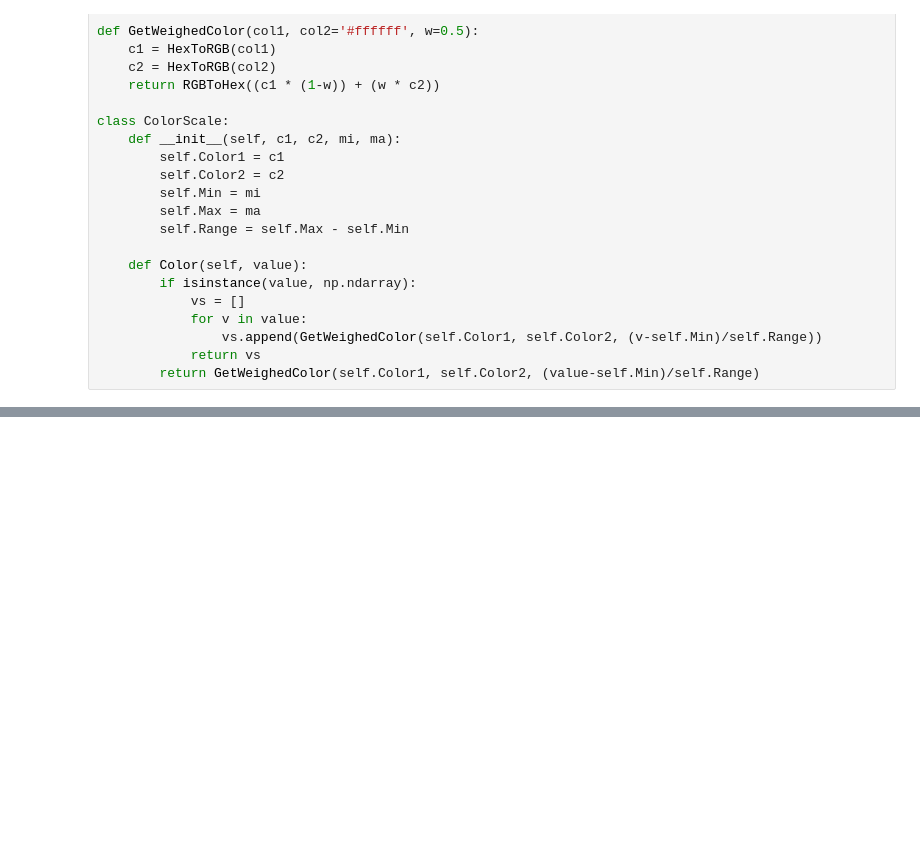
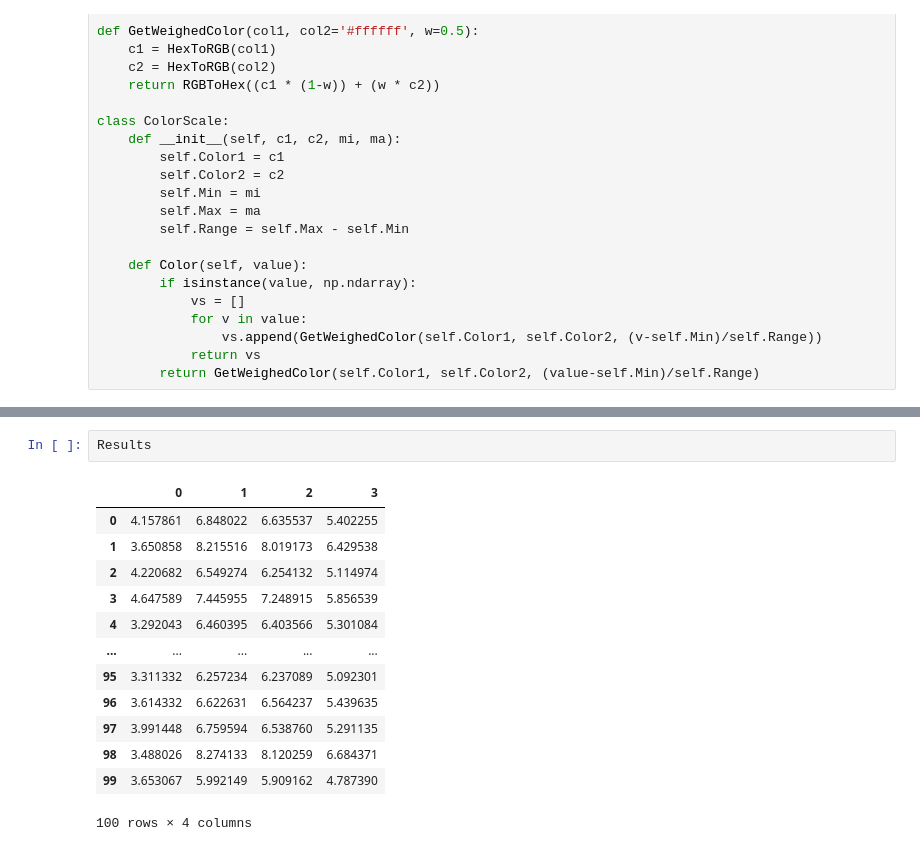
Before and after one commit to manavmahan/EPObjects, a Jupyter notebook: ParameterEstimation.ipynb, the cells around one changed output, grey strips where cells are left out. Drawn from its saved outputs; the diff is of its cells as text; blank space fills up the shorter version.

```diff
--- a/ParameterEstimation.ipynb
+++ b/ParameterEstimation.ipynb
@@ -229,0 +298,16 @@ Name: November, dtype: float64
+# %%
+Results
+# %% [output]
+|  | 0 | 1 | 2 | 3 |
+| 0 | 4.157861 | 6.848022 | 6.635537 | 5.402255 |
+| 1 | 3.650858 | 8.215516 | 8.019173 | 6.429538 |
+| 2 | 4.220682 | 6.549274 | 6.254132 | 5.114974 |
+| 3 | 4.647589 | 7.445955 | 7.248915 | 5.856539 |
+| 4 | 3.292043 | 6.460395 | 6.403566 | 5.301084 |
+| ... | ... | ... | ... | ... |
+| 95 | 3.311332 | 6.257234 | 6.237089 | 5.092301 |
+| 96 | 3.614332 | 6.622631 | 6.564237 | 5.439635 |
+| 97 | 3.991448 | 6.759594 | 6.538760 | 5.291135 |
+| 98 | 3.488026 | 8.274133 | 8.120259 | 6.684371 |
+| 99 | 3.653067 | 5.992149 | 5.909162 | 4.787390 |
+100 rows × 4 columns
```
Also changed, not shown: parts of 9 cells of this notebook, 3 other files.
